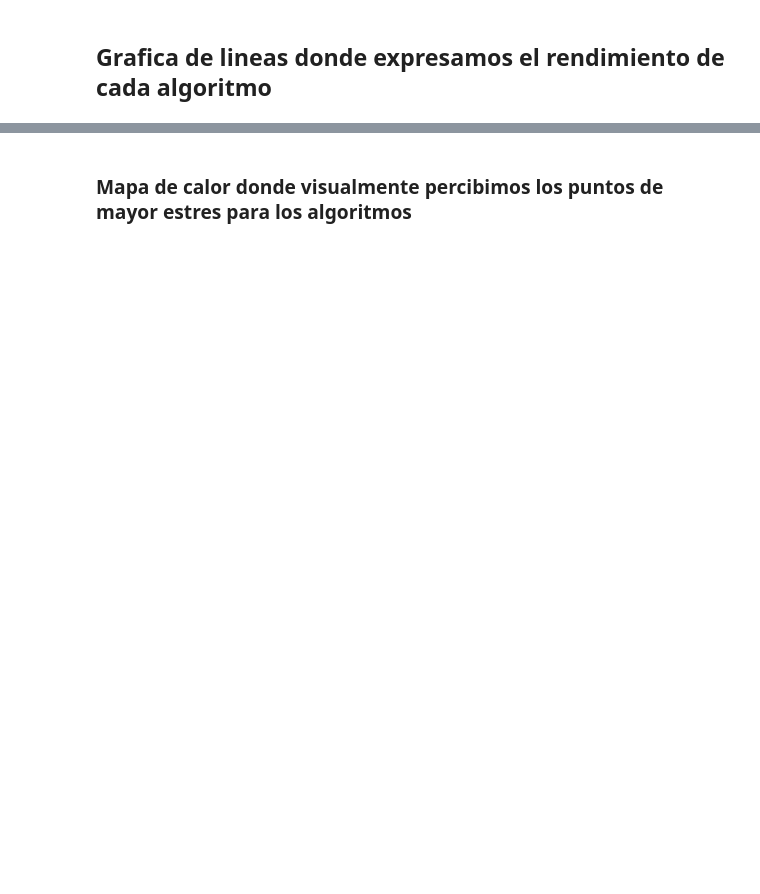
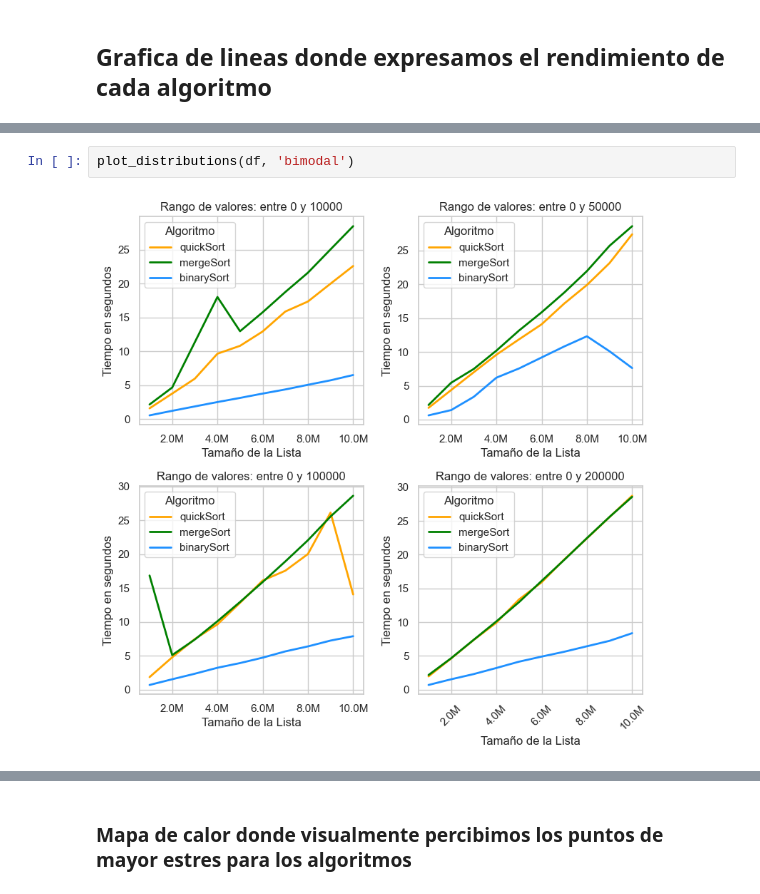
Before and after one commit to ulisac04/publico, a Jupyter notebook: index.ipynb, the cells around one changed output, grey strips where cells are left out. Saved outputs shown, nothing was run; the diff lists cells and outputs as text; blank space fills up the shorter version.

```diff
--- a/index.ipynb
+++ b/index.ipynb
@@ -86,0 +111,4 @@ plt.show()
+# %%
+plot_distributions(df, 'bimodal')
+# %% [output]
+[figure, added]
```
Also changed, not shown: parts of 19 cells of this notebook, 6 other files.
